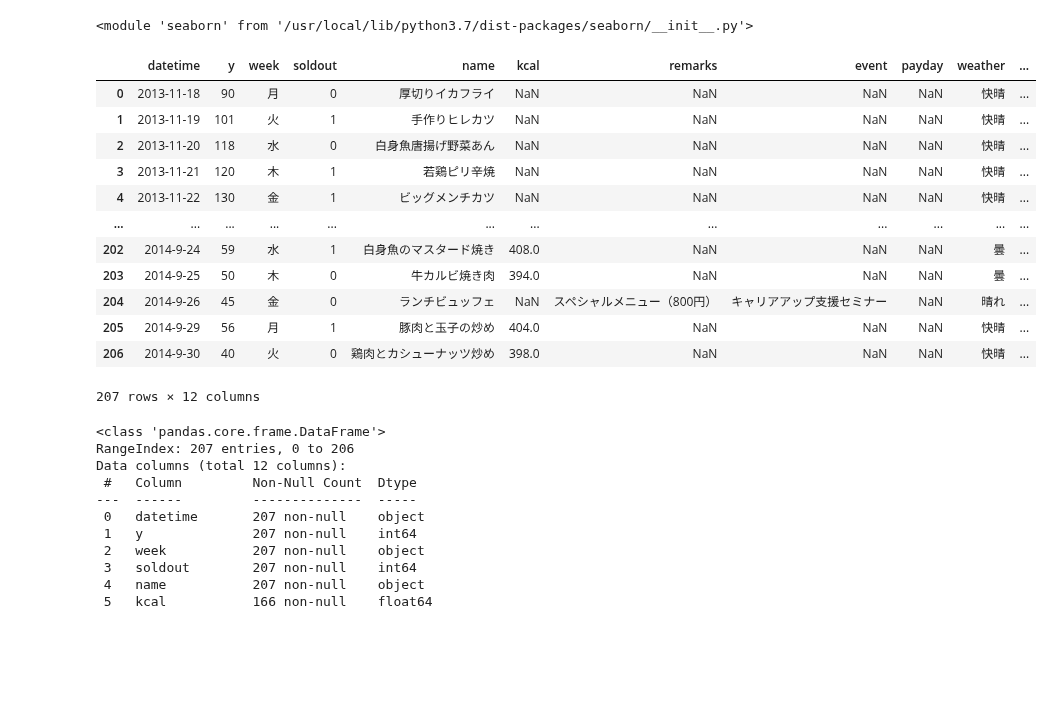
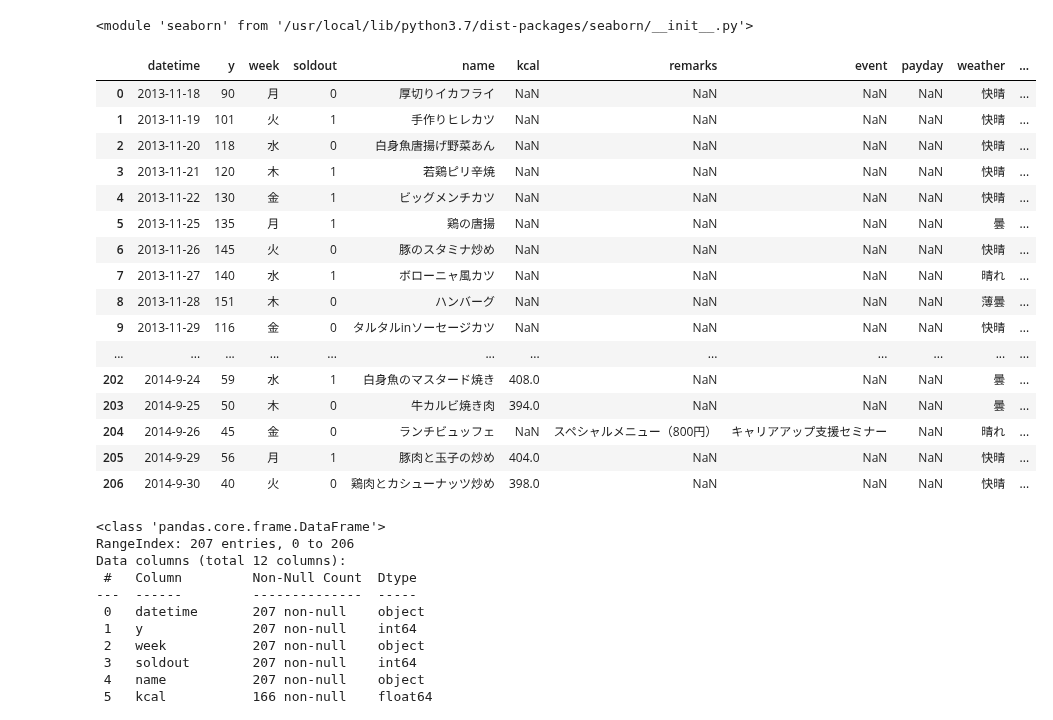
Before and after one commit to hiro106/signate-bento-sales-prediction, a Jupyter notebook: bento_demand_prediction_signate.ipynb, the cells around one changed output. Saved outputs shown, nothing was run; the diff lists cells and outputs as text; code cells hidden in the pictures; blank space fills up the shorter version.

```diff
--- a/bento_demand_prediction_signate.ipynb
+++ b/bento_demand_prediction_signate.ipynb
@@ -33,21 +33,26 @@ sns
 sns.set(font="IPAexGothic", style="white")
 # %%
 train = pd.read_csv("/drive/My Drive/Colab Notebooks/signate/bento/train.csv")
+pd.set_option('max_rows', 99999)
 train
 # %% [output]
 |  | datetime | y | week | soldout | name | kcal | remarks | event | payday | weather | ... |
 | 0 | 2013-11-18 | 90 | 月 | 0 | 厚切りイカフライ | NaN | NaN | NaN | NaN | 快晴 | ... |
 | 1 | 2013-11-19 | 101 | 火 | 1 | 手作りヒレカツ | NaN | NaN | NaN | NaN | 快晴 | ... |
 | 2 | 2013-11-20 | 118 | 水 | 0 | 白身魚唐揚げ野菜あん | NaN | NaN | NaN | NaN | 快晴 | ... |
 | 3 | 2013-11-21 | 120 | 木 | 1 | 若鶏ピリ辛焼 | NaN | NaN | NaN | NaN | 快晴 | ... |
 | 4 | 2013-11-22 | 130 | 金 | 1 | ビッグメンチカツ | NaN | NaN | NaN | NaN | 快晴 | ... |
+| 5 | 2013-11-25 | 135 | 月 | 1 | 鶏の唐揚 | NaN | NaN | NaN | NaN | 曇 | ... |
+| 6 | 2013-11-26 | 145 | 火 | 0 | 豚のスタミナ炒め | NaN | NaN | NaN | NaN | 快晴 | ... |
+| 7 | 2013-11-27 | 140 | 水 | 1 | ボローニャ風カツ | NaN | NaN | NaN | NaN | 晴れ | ... |
+| 8 | 2013-11-28 | 151 | 木 | 0 | ハンバーグ | NaN | NaN | NaN | NaN | 薄曇 | ... |
+| 9 | 2013-11-29 | 116 | 金 | 0 | タルタルinソーセージカツ | NaN | NaN | NaN | NaN | 快晴 | ... |
 | ... | ... | ... | ... | ... | ... | ... | ... | ... | ... | ... | ... |
 | 202 | 2014-9-24 | 59 | 水 | 1 | 白身魚のマスタード焼き | 408.0 | NaN | NaN | NaN | 曇 | ... |
 | 203 | 2014-9-25 | 50 | 木 | 0 | 牛カルビ焼き肉 | 394.0 | NaN | NaN | NaN | 曇 | ... |
 | 204 | 2014-9-26 | 45 | 金 | 0 | ランチビュッフェ | NaN | スペシャルメニュー（800円） | キャリアアップ支援セミナー | NaN | 晴れ | ... |
 | 205 | 2014-9-29 | 56 | 月 | 1 | 豚肉と玉子の炒め | 404.0 | NaN | NaN | NaN | 快晴 | ... |
 | 206 | 2014-9-30 | 40 | 火 | 0 | 鶏肉とカシューナッツ炒め | 398.0 | NaN | NaN | NaN | 快晴 | ... |
-207 rows × 12 columns
 # %%
 train.info()
 # %% [output]
```
Also changed, not shown: parts of 9 cells of this notebook.
